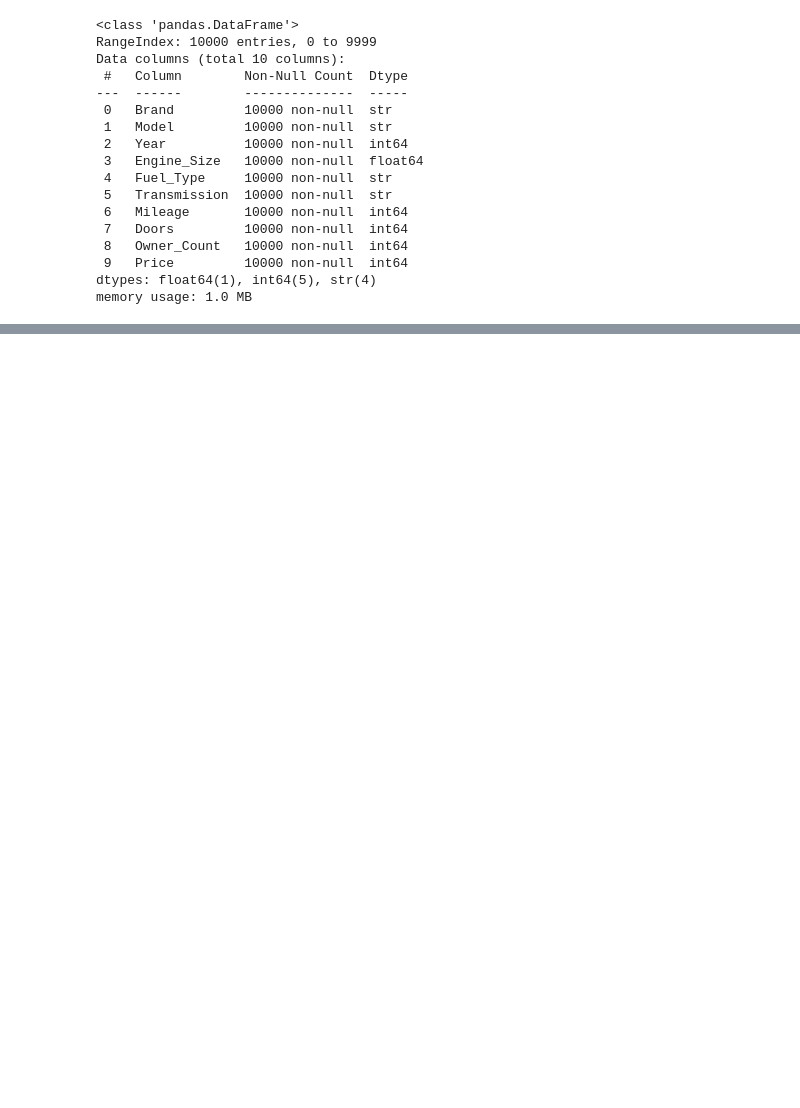
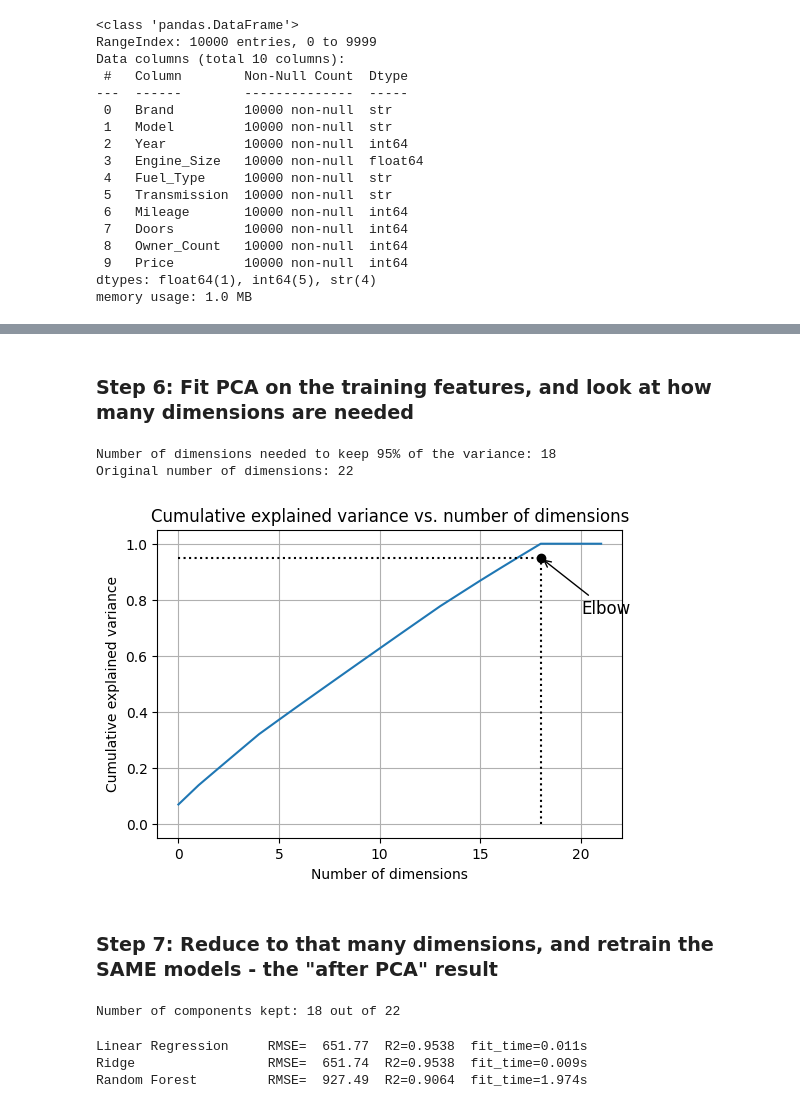
Before and after one commit to arbazshah52/Individual-Machine-Learning, a Jupyter notebook: Kapital5/kapital5 carprice.ipynb, the cells around one changed output, grey strips where cells are left out. Drawn from its saved outputs; the diff is of its cells as text; code cells hidden in the pictures; blank space fills up the shorter version.

```diff
--- a/Kapital5/kapital5 carprice.ipynb
+++ b/Kapital5/kapital5 carprice.ipynb
@@ -41,0 +77,5 @@ memory usage: 1.0 MB
+# %%
+X = cars.drop(columns=["Price", "Model"])
+y = cars["Price"]
+print("Feature columns:", list(X.columns))
+print("Target:", y.name)
@@ -41,0 +117,14 @@ memory usage: 1.0 MB
+# %%
+from sklearn.model_selection import train_test_split
+from sklearn.preprocessing import StandardScaler
+
+X_train, X_test, y_train, y_test = train_test_split(
+    X_encoded, y, test_size=0.2, random_state=42
+)
+
+scaler = StandardScaler()
+X_train_scaled = scaler.fit_transform(X_train)   # fit_transform on training data only
+X_test_scaled = scaler.transform(X_test)         # transform only on test data
+
+print("Training rows:", X_train_scaled.shape[0], " Test rows:", X_test_scaled.shape[0])
+print("Number of features:", X_train_scaled.shape[1])
@@ -41,0 +173,52 @@ memory usage: 1.0 MB
+# %% [markdown]
+### Step 6: Fit PCA on the training features, and look at how many dimensions are needed
+# %%
+from sklearn.decomposition import PCA
+
+pca_full = PCA()
+pca_full.fit(X_train_scaled)
+
+cumsum = np.cumsum(pca_full.explained_variance_ratio_)
+d = np.argmax(cumsum >= 0.95) + 1
+print("Number of dimensions needed to keep 95% of the variance:", d)
+print("Original number of dimensions:", X_train_scaled.shape[1])
+# %% [output]
+Number of dimensions needed to keep 95% of the variance: 18
+Original number of dimensions: 22
+# %%
+import matplotlib.pyplot as plt
+
+plt.figure(figsize=(6, 4))
+plt.plot(cumsum)
+plt.xlabel("Number of dimensions")
+plt.ylabel("Cumulative explained variance")
+plt.plot([d, d], [0, 0.95], "k:")
+plt.plot([0, d], [0.95, 0.95], "k:")
+plt.plot(d, 0.95, "ko")
+plt.annotate("Elbow", xy=(d, 0.95), xytext=(d + 2, 0.75),
+             arrowprops=dict(arrowstyle="->"), fontsize=12)
+plt.title("Cumulative explained variance vs. number of dimensions")
+plt.grid(True)
+plt.show()
+# %% [output]
+[figure, added]
+# %% [markdown]
+### Step 7: Reduce to that many dimensions, and retrain the SAME models - the "after PCA" result
+# %%
+pca = PCA(n_components=0.95, random_state=42)
+X_train_pca = pca.fit_transform(X_train_scaled)   # fit_transform on training data only
+X_test_pca = pca.transform(X_test_scaled)         # transform only on test data
+
+print("Number of components kept:", X_train_pca.shape[1], "out of", X_train_scaled.shape[1])
+# %% [output]
+Number of components kept: 18 out of 22
+# %%
+results_after_pca = {}
+for name, model in models.items():
+    rmse, r2, fit_time = evaluate_model(model, X_train_pca, y_train, X_test_pca, y_test)
+    results_after_pca[name] = (rmse, r2, fit_time)
+    print(f"{name:20s}  RMSE={rmse:8.2f}  R2={r2:.4f}  fit_time={fit_time:.3f}s")
+# %% [output]
+Linear Regression     RMSE=  651.77  R2=0.9538  fit_time=0.011s
+Ridge                 RMSE=  651.74  R2=0.9538  fit_time=0.009s
+Random Forest         RMSE=  927.49  R2=0.9064  fit_time=1.974s
```
Also changed, not shown: parts of 11 cells of this notebook, 1 other file.
